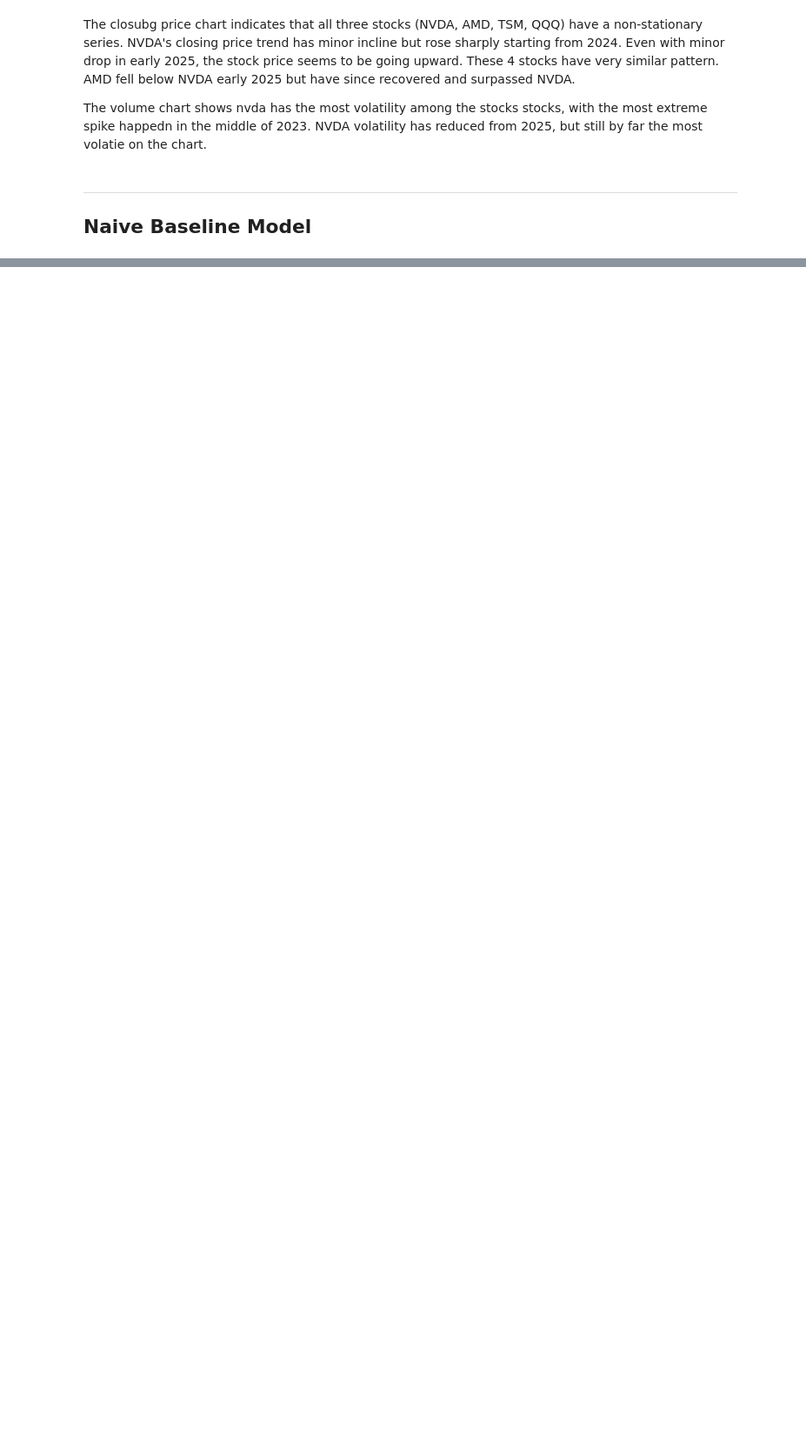
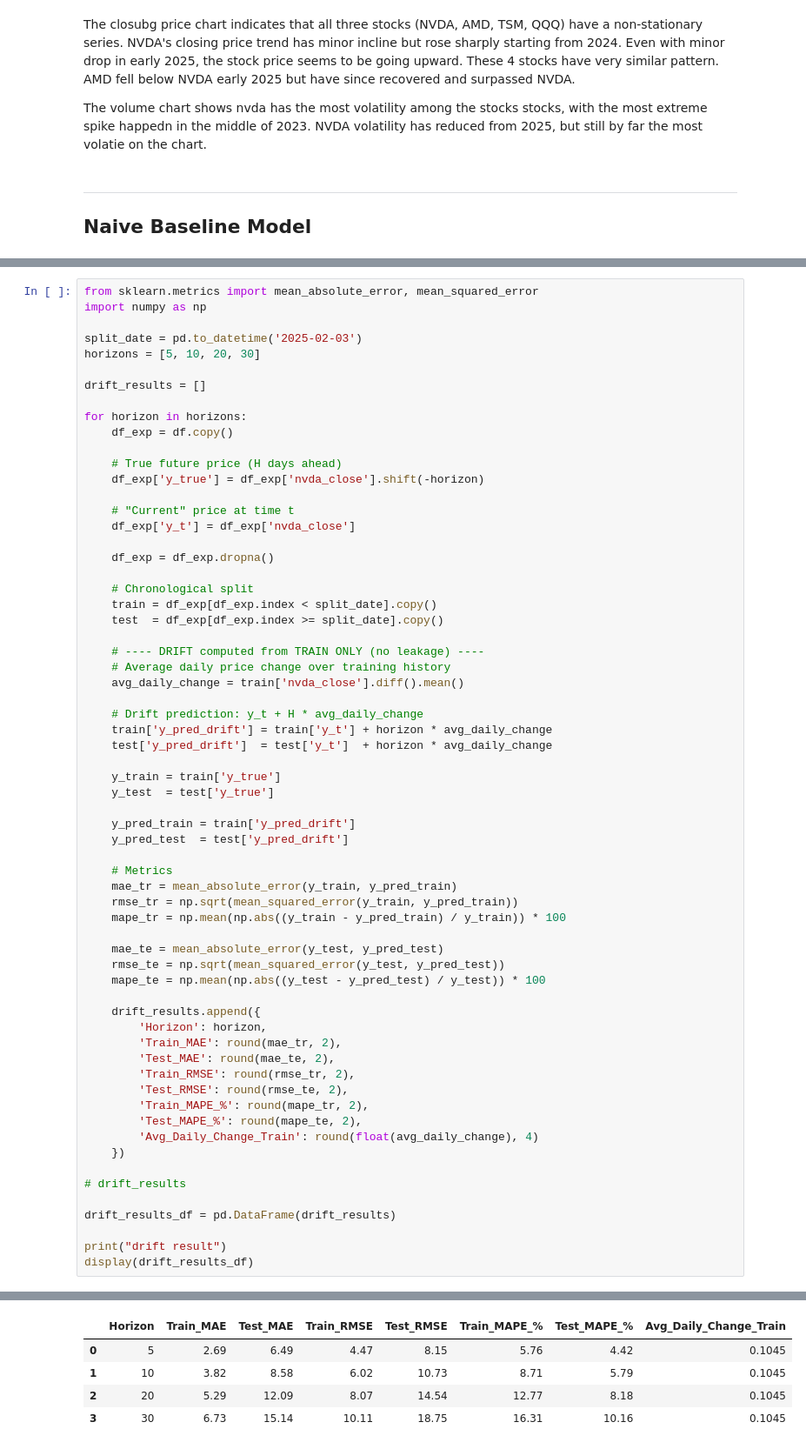
Before and after one commit to EsserMishelle/short-term-stock-forecast, a Jupyter notebook: 01_eda_and_naive_baseline.ipynb, the cells around one changed output, grey strips where cells are left out. Shown at 87% size. Drawn from its saved outputs; the diff is of its cells as text; blank space fills up the shorter version.

```diff
--- a/01_eda_and_naive_baseline.ipynb
+++ b/01_eda_and_naive_baseline.ipynb
@@ -379,0 +390,65 @@ Naive Baseline — Various Horizons
+# %%
+from sklearn.metrics import mean_absolute_error, mean_squared_error
+import numpy as np
+
+split_date = pd.to_datetime('2025-02-03')
+horizons = [5, 10, 20, 30]
+
+drift_results = []
+
+for horizon in horizons:
+    df_exp = df.copy()
+
+    # True future price (H days ahead)
+    df_exp['y_true'] = df_exp['nvda_close'].shift(-horizon)
+
+    # "Current" price at time t
+    df_exp['y_t'] = df_exp['nvda_close']
+
+    df_exp = df_exp.dropna()
+
+    # Chronological split
+    train = df_exp[df_exp.index < split_date].copy()
+    test  = df_exp[df_exp.index >= split_date].copy()
+
+    # ---- DRIFT computed from TRAIN ONLY (no leakage) ----
+    # Average daily price change over training history
+    avg_daily_change = train['nvda_close'].diff().mean()
+
+    # Drift prediction: y_t + H * avg_daily_change
+    train['y_pred_drift'] = train['y_t'] + horizon * avg_daily_change
+    test['y_pred_drift']  = test['y_t']  + horizon * avg_daily_change
+
+    y_train = train['y_true']
+    y_test  = test['y_true']
+
+    y_pred_train = train['y_pred_drift']
+    y_pred_test  = test['y_pred_drift']
+
+    # Metrics
+    mae_tr = mean_absolute_error(y_train, y_pred_train)
+    rmse_tr = np.sqrt(mean_squared_error(y_train, y_pred_train))
+    mape_tr = np.mean(np.abs((y_train - y_pred_train) / y_train)) * 100
+
+    mae_te = mean_absolute_error(y_test, y_pred_test)
+    rmse_te = np.sqrt(mean_squared_error(y_test, y_pred_test))
+    mape_te = np.mean(np.abs((y_test - y_pred_test) / y_test)) * 100
+
+    drift_results.append({
+        'Horizon': horizon,
+        'Train_MAE': round(mae_tr, 2),
+        'Test_MAE': round(mae_te, 2),
+        'Train_RMSE': round(rmse_tr, 2),
+        'Test_RMSE': round(rmse_te, 2),
+        'Train_MAPE_%': round(mape_tr, 2),
+        'Test_MAPE_%': round(mape_te, 2),
+        'Avg_Daily_Change_Train': round(float(avg_daily_change), 4)
+    })
+
+# drift_results
+
+drift_results_df = pd.DataFrame(drift_results)
+
+print("drift result")
+display(drift_results_df)
+# %% [output]
@@ -380 +456,6 @@ Naive Baseline — Various Horizons
+|  | Horizon | Train_MAE | Test_MAE | Train_RMSE | Test_RMSE | Train_MAPE_% | Test_MAPE_% | Avg_Daily_Change_Train |
+| 0 | 5 | 2.69 | 6.49 | 4.47 | 8.15 | 5.76 | 4.42 | 0.1045 |
+| 1 | 10 | 3.82 | 8.58 | 6.02 | 10.73 | 8.71 | 5.79 | 0.1045 |
+| 2 | 20 | 5.29 | 12.09 | 8.07 | 14.54 | 12.77 | 8.18 | 0.1045 |
+| 3 | 30 | 6.73 | 15.14 | 10.11 | 18.75 | 16.31 | 10.16 | 0.1045 |
 # %%
```
Also changed, not shown: parts of 16 cells of this notebook.
